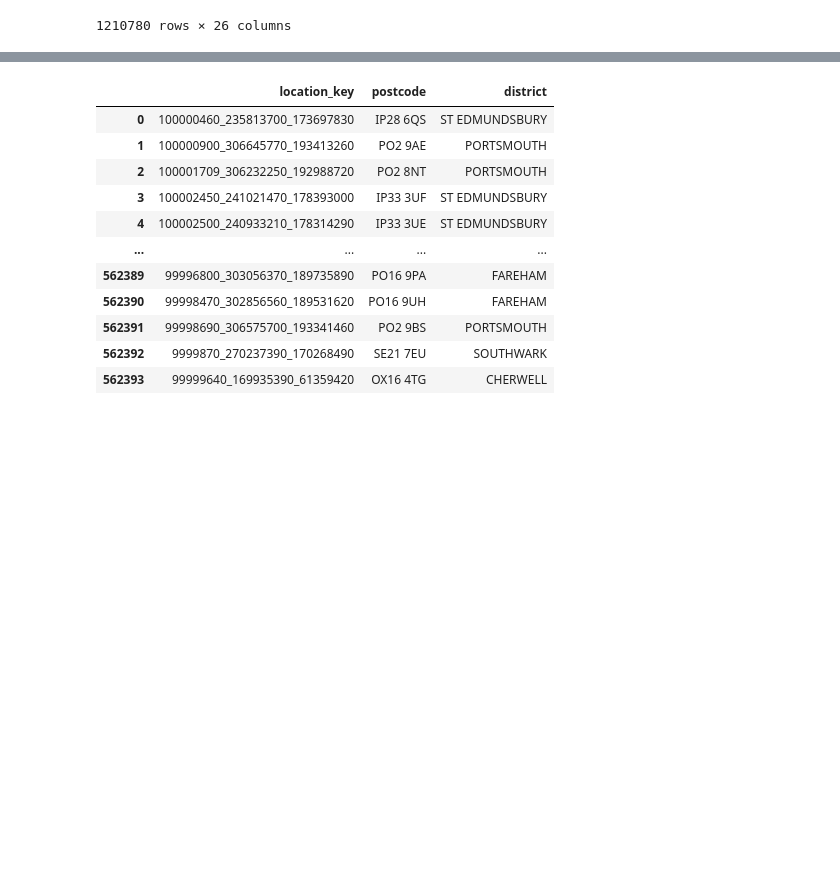
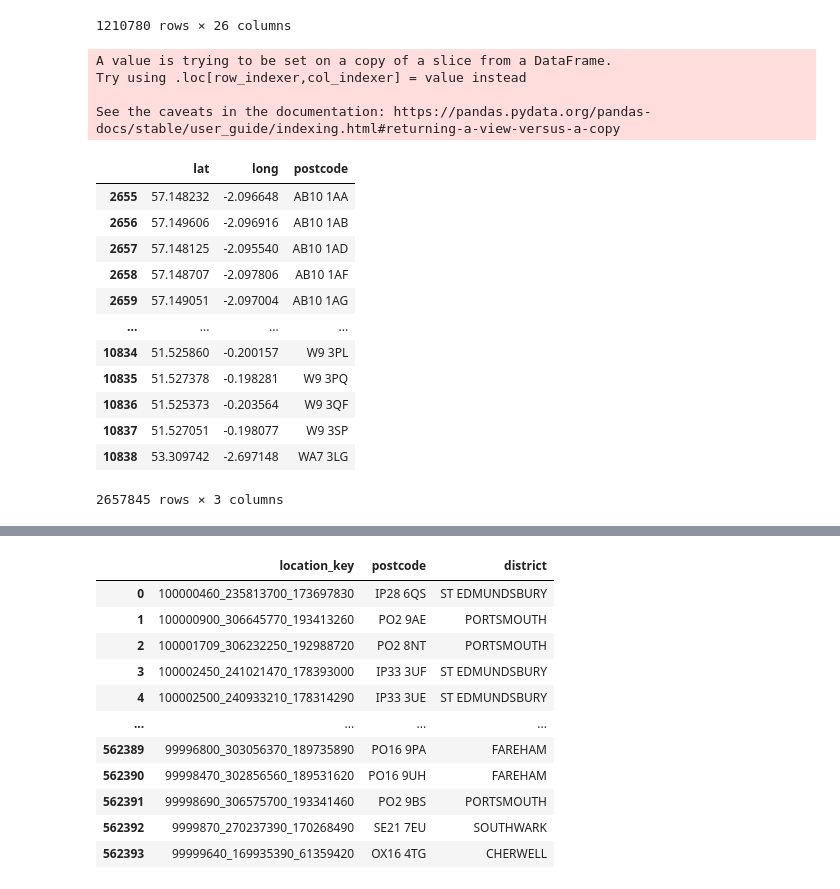
Before and after one commit to oxanaRC/CE902, a Jupyter notebook: Building_experimental_dataset.ipynb, the cells around one changed output, grey strips where cells are left out. Cells and saved outputs as stored; diff of their text form; code cells hidden in the pictures; blank space fills up the shorter version.

```diff
--- a/Building_experimental_dataset.ipynb
+++ b/Building_experimental_dataset.ipynb
@@ -741,3 +743,41 @@ data
 | 1210778 | 8A78B2B0-4326-5CB0-E053-6B04A8C0F504 | 81 | 95000.0 | TODMORDEN | CALDERDALE | L | T | 08/04/2019 | ... |
 | 1210779 | 7011B109-AC9A-8ED6-E053-6B04A8C075C1 | 94 | 167000.0 | BRANDON | BRECKLAND | F | T | 11/05/2018 | ... |
 1210780 rows × 26 columns
+# %%
+#extracting postcodes lat and long from HarperDB (tables 'postcodes' and 'other postcodes')
+#some stored in the DB postcodes are wrongly formatted (without a space) - reformatting those
+sqlstring='SELECT postcodes.pcd, postcodes.lat, postcodes.long FROM projectdata.postcodes'
+postcodes=db.sql(sqlstring)
+df_postcodes=pd.DataFrame(postcodes)
+df_postcodes['test_pcd']=df_postcodes['pcd'].str.split(' ').str[0]+ " " + df_postcodes['pcd'].str.split(' ').str[1]
+data_pc1 = df_postcodes[(df_postcodes['test_pcd'].isnull())]
+data_pc1["test_pcd"]= data_pc1['pcd'].str[:4]+" "+data_pc1['pcd'].str[-3:]
+data_pc2 = df_postcodes.dropna(subset=['test_pcd'])
+sqlstring='SELECT other_postcodes.postcode, other_postcodes.lat, other_postcodes.long FROM projectdata.other_postcodes'
+pc3=db.sql(sqlstring)
+data_pc3=pd.DataFrame(pc3)
+frames = [data_pc1, data_pc2,]
+df_postcodes=pd.concat(frames)
+df_postcodes.rename(columns = {'test_pcd':'postcode'}, inplace = True)
+df_postcodes.drop(['pcd' ],  axis='columns', inplace=True)
+frames = [df_postcodes, data_pc3]
+df_postcodes=pd.concat(frames)
+df_postcodes
+# %% [output]
+A value is trying to be set on a copy of a slice from a DataFrame.
+Try using .loc[row_indexer,col_indexer] = value instead
+
+See the caveats in the documentation: https://pandas.pydata.org/pandas-docs/stable/user_guide/indexing.html#returning-a-view-versus-a-copy
+|  | lat | long | postcode |
+| 2655 | 57.148232 | -2.096648 | AB10 1AA |
+| 2656 | 57.149606 | -2.096916 | AB10 1AB |
+| 2657 | 57.148125 | -2.095540 | AB10 1AD |
+| 2658 | 57.148707 | -2.097806 | AB10 1AF |
+| 2659 | 57.149051 | -2.097004 | AB10 1AG |
+| ... | ... | ... | ... |
+| 10834 | 51.525860 | -0.200157 | W9 3PL |
+| 10835 | 51.527378 | -0.198281 | W9 3PQ |
+| 10836 | 51.525373 | -0.203564 | W9 3QF |
+| 10837 | 51.527051 | -0.198077 | W9 3SP |
+| 10838 | 53.309742 | -2.697148 | WA7 3LG |
+2657845 rows × 3 columns
```
Also changed, not shown: parts of 8 cells of this notebook.
